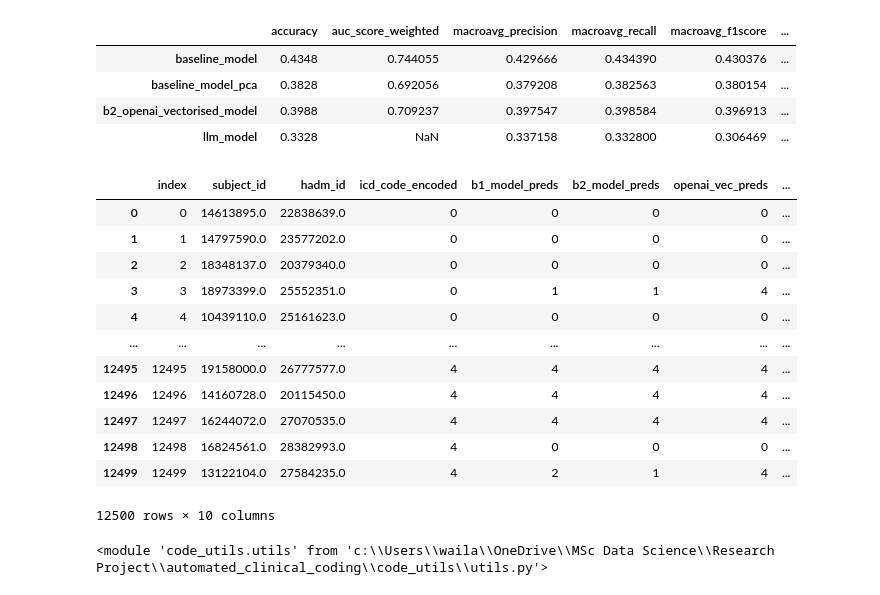
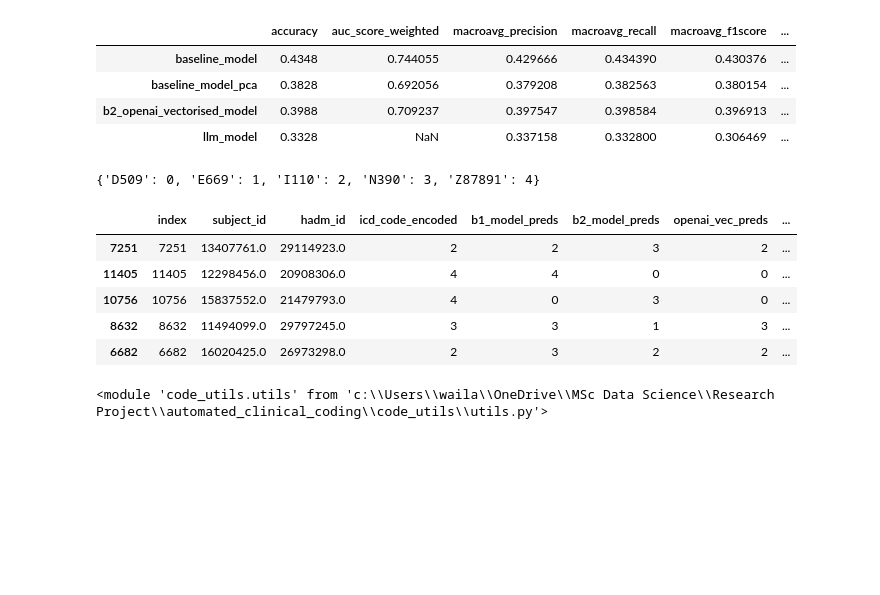
Before and after one commit to wailali17/automated_clinical_coding, a Jupyter notebook: evaluation.ipynb, the cells around one changed output. Cells and saved outputs as stored; diff of their text form; code cells hidden in the pictures; blank space fills up the shorter version.

```diff
--- a/evaluation.ipynb
+++ b/evaluation.ipynb
@@ -16,22 +16,31 @@ eval_df[["accuracy", "auc_score_weighted", "macroavg_precision", "macroavg_recal
 | baseline_model_pca | 0.3828 | 0.692056 | 0.379208 | 0.382563 | 0.380154 | ... |
 | b2_openai_vectorised_model | 0.3988 | 0.709237 | 0.397547 | 0.398584 | 0.396913 | ... |
 | llm_model | 0.3328 | NaN | 0.337158 | 0.332800 | 0.306469 | ... |
-# %%
-output_df
-# %% [output]
-|  | index | subject_id | hadm_id | icd_code_encoded | b1_model_preds | b2_model_preds | openai_vec_preds | ... |
-| 0 | 0 | 14613895.0 | 22838639.0 | 0 | 0 | 0 | 0 | ... |
-| 1 | 1 | 14797590.0 | 23577202.0 | 0 | 0 | 0 | 0 | ... |
-| 2 | 2 | 18348137.0 | 20379340.0 | 0 | 0 | 0 | 0 | ... |
-| 3 | 3 | 18973399.0 | 25552351.0 | 0 | 1 | 1 | 4 | ... |
-| 4 | 4 | 10439110.0 | 25161623.0 | 0 | 0 | 0 | 0 | ... |
-| ... | ... | ... | ... | ... | ... | ... | ... | ... |
-| 12495 | 12495 | 19158000.0 | 26777577.0 | 4 | 4 | 4 | 4 | ... |
-| 12496 | 12496 | 14160728.0 | 20115450.0 | 4 | 4 | 4 | 4 | ... |
-| 12497 | 12497 | 16244072.0 | 27070535.0 | 4 | 4 | 4 | 4 | ... |
-| 12498 | 12498 | 16824561.0 | 28382993.0 | 4 | 0 | 0 | 0 | ... |
-| 12499 | 12499 | 13122104.0 | 27584235.0 | 4 | 2 | 1 | 4 | ... |
-12500 rows × 10 columns
+# %%
+icd_code_mapping
+# %% [output]
+{'D509': 0, 'E669': 1, 'I110': 2, 'N390': 3, 'Z87891': 4}
+# %%
+pd.set_option('display.max_colwidth', None)
+# %%
+output_df[
+    (output_df["llm_predicted_icd_code_encoded"] == output_df["icd_code_encoded"])
+    & (
+        (output_df["b1_model_preds"] != output_df["icd_code_encoded"])
+        | (output_df["b2_model_preds"] != output_df["icd_code_encoded"])
+        | (output_df["openai_vec_preds"] != output_df["icd_code_encoded"])
+
+        )
+    ].sample(5)
+# .sample(1)
+# .iloc[10603,]
+# %% [output]
+|  | index | subject_id | hadm_id | icd_code_encoded | b1_model_preds | b2_model_preds | openai_vec_preds | ... |
+| 7251 | 7251 | 13407761.0 | 29114923.0 | 2 | 2 | 3 | 2 | ... |
+| 11405 | 11405 | 12298456.0 | 20908306.0 | 4 | 4 | 0 | 0 | ... |
+| 10756 | 10756 | 15837552.0 | 21479793.0 | 4 | 0 | 3 | 0 | ... |
+| 8632 | 8632 | 11494099.0 | 29797245.0 | 3 | 3 | 1 | 3 | ... |
+| 6682 | 6682 | 16020425.0 | 26973298.0 | 2 | 3 | 2 | 2 | ... |
 # %%
 from importlib import reload
 reload(utils)
```
